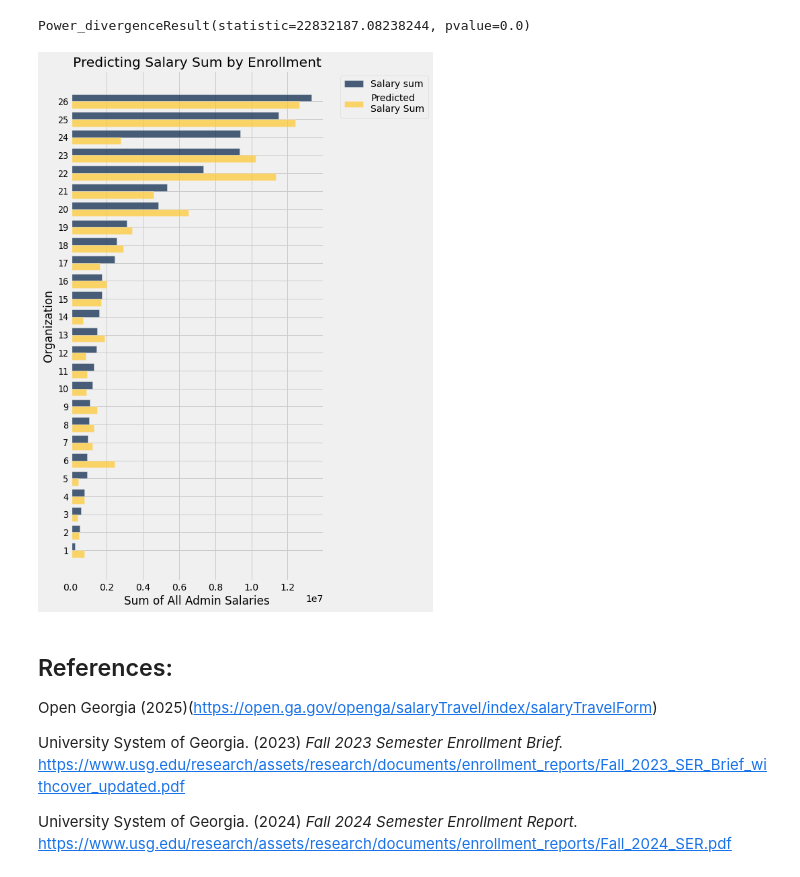
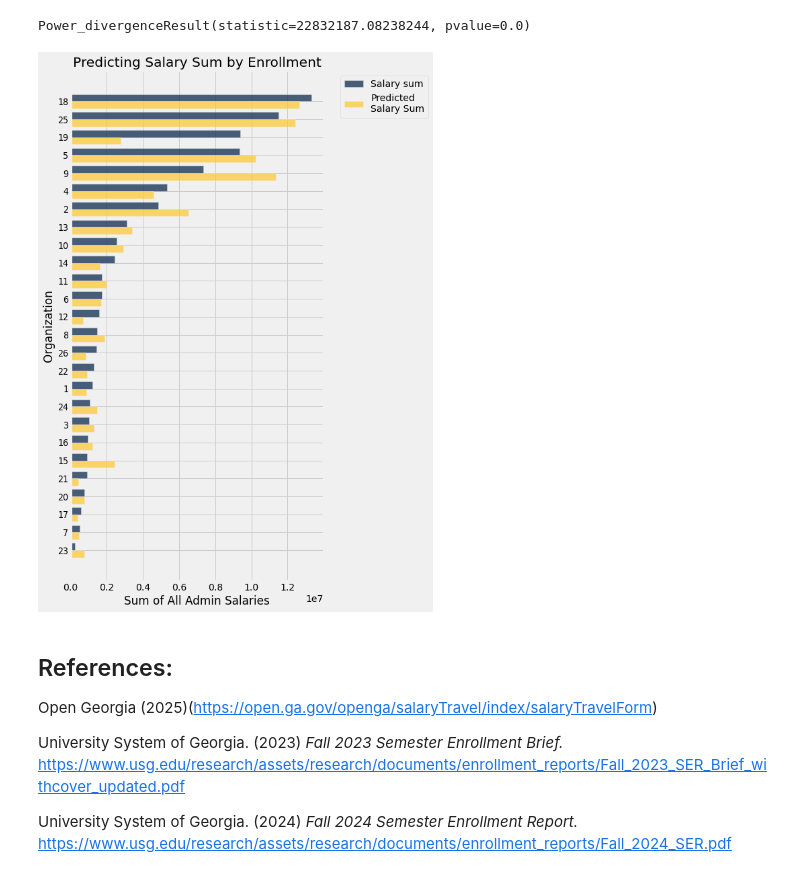
Before and after one commit to BradWhoRuns/SalaryStudy24, a Jupyter notebook: LongitudinalStudyAdminSalary.ipynb, the cells around one changed output. Cells and saved outputs as stored; diff of their text form; code cells hidden in the pictures.

```diff
--- a/LongitudinalStudyAdminSalary.ipynb
+++ b/LongitudinalStudyAdminSalary.ipynb
@@ -580,13 +580,12 @@ Power_divergenceResult(statistic=22832187.08238244, pvalue=0.0)
 # %%
 admin19to24.where("Year", 2024).select("Organization", "Salary").group("Organization",
             sum).with_column("Predicted\nSalary Sum", sum(salary_sum24)*enroll24/usg_total_enroll
             ).with_column("Organization", random_label).sort(1,True).barh("Organization")
 plots.xlabel("Sum of All Admin Salaries")
-plots.yticks(np.arange(1,27)-.5, np.arange(1,27))
 plots.title("Predicting Salary Sum by Enrollment")
 plots.savefig("pareto_total_dollars.pdf", bbox_inches = 'tight');
 # %% [output]
-[figure, old version]
+[figure, new version]
 # %% [markdown]
 ## References:
 
```
Also changed, not shown: parts of 5 cells of this notebook.
